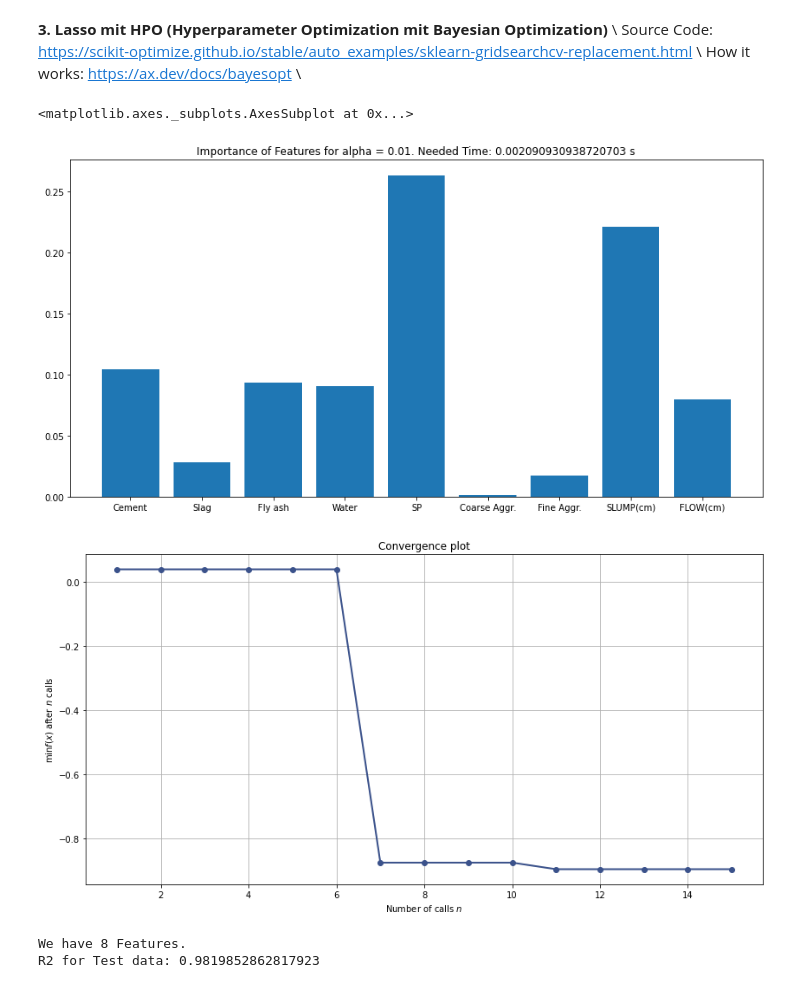
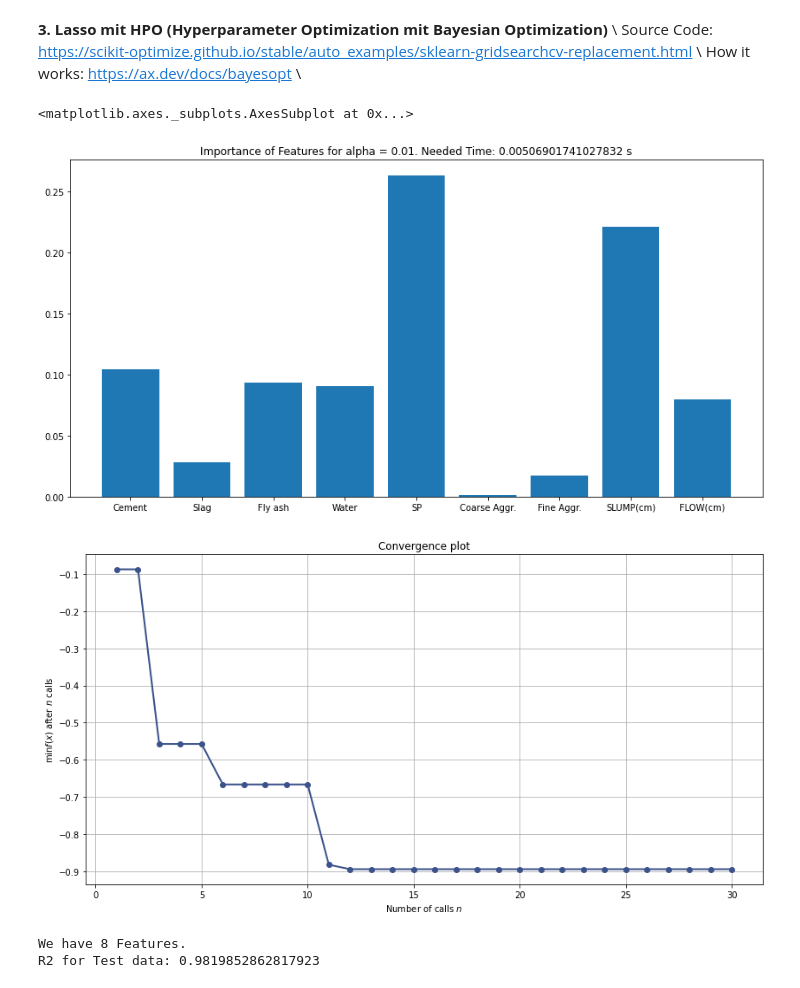
Before and after one commit to kobabulbul/AutoML, a Jupyter notebook: FeatureSelection.ipynb, the cells around one changed output. Cells and saved outputs as stored; diff of their text form; code cells hidden in the pictures.

```diff
--- a/FeatureSelection.ipynb
+++ b/FeatureSelection.ipynb
@@ -101,6 +102,9 @@ X = data.iloc[:, 0:8].to_numpy()
 y = data.iloc[:, 8].to_numpy()
 X_train, X_test, y_train, y_test = \
     sklearn.model_selection.train_test_split(X, y, train_size=0.90, random_state=1)
+
+data_cols = data.columns.copy().tolist()
+data_cols.remove('Concrete compressive strength(MPa, megapascals) ')
 # %% [markdown]
 # Gaussprozess, Random Forest
 # %% [markdown]
@@ -224,36 +228,36 @@ How it works: https://ax.dev/docs/bayesopt \\
 from skopt import BayesSearchCV
 from skopt.space import Real
 from skopt.plots import plot_objective
 from skopt.plots import plot_convergence
 from sklearn.linear_model import Lasso
 
 start_time = time()
 opt = BayesSearchCV(
     Lasso(),
     {
         'alpha': Real(10E-3, 10E+2),
         'fit_intercept': ['False']
     },
     scoring='r2',
-    n_iter=15,
-    cv=3,
+    n_iter=30,
+    cv=3
 )
 needed_time = time() - start_time
 opt.fit(X_train, y_train)
 
 alpha = opt.best_params_['alpha']
 
 lasso = Lasso(alpha=alpha, fit_intercept=False).fit(X_train, y_train)
 importance = np.abs(lasso.coef_)
 plt.figure(figsize=(14, 7))
 plt.title('Importance of Features for alpha = {}. Needed Time: {} s'.format(alpha, needed_time))
 plt.bar(data_cols, importance)
 plt.figure(figsize=(14, 7))
 plot_convergence(opt.optimizer_results_)
 # %% [output]
 <matplotlib.axes._subplots.AxesSubplot at 0x...>
 [figure]
-[figure, old version]
+[figure, new version]
 # %%
 impIdx = np.nonzero(importance > 0.01)[0]
 
```
Also changed, not shown: parts of 5 cells of this notebook.
